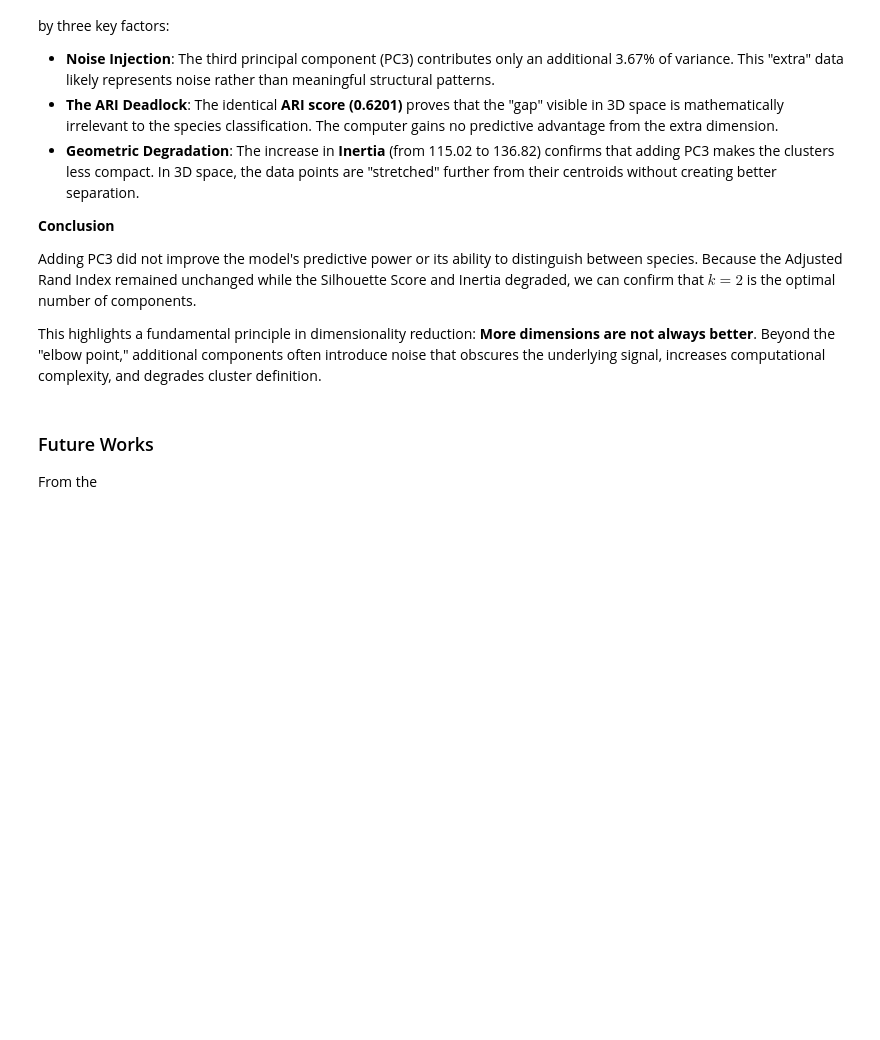
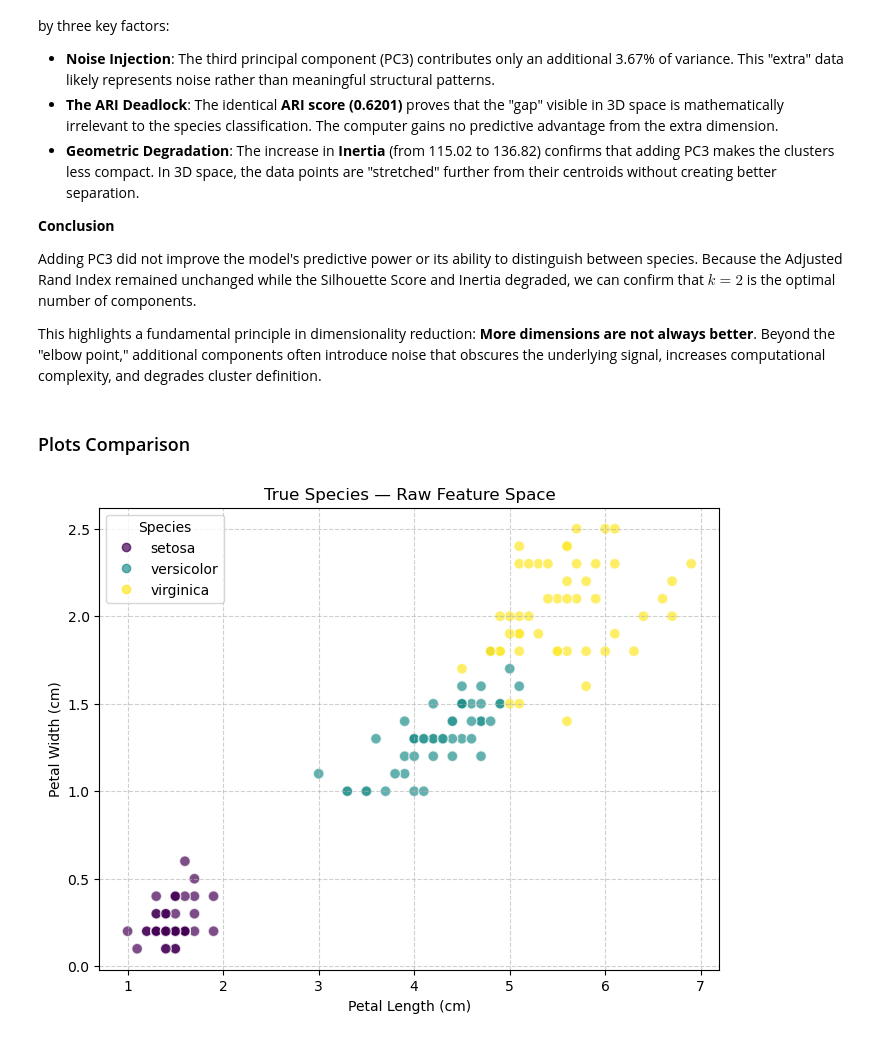
Before and after one commit to thaopham98/DataScience, a Jupyter notebook: python_analysis/A9-Dimentional Reduction.ipynb, the cells around one changed output. Drawn from its saved outputs; the diff is of its cells as text; code cells hidden in the pictures; blank space fills up the shorter version.

```diff
--- a/python_analysis/A9-Dimentional Reduction.ipynb
+++ b/python_analysis/A9-Dimentional Reduction.ipynb
@@ -1029,6 +1029,25 @@ Adding PC3 did not improve the model's predictive power or its ability to distin
 
 This highlights a fundamental principle in dimensionality reduction: **More dimensions are not always better**. Beyond the "elbow point," additional components often introduce noise that obscures the underlying signal, increases computational complexity, and degrades cluster definition.
 # %% [markdown]
-### Future Works
-
-From the
+### Plots Comparison
+# %%
+# Raw data scatter — no PCA, no KMeans involved
+plt.figure(figsize=(8, 6))
+scatter = plt.scatter(
+    data.data['petal length (cm)'],   # raw feature
+    data.data['petal width (cm)'],    # raw feature
+    c=data.target,                    # true species labels
+    cmap='viridis',
+    s=60,
+    alpha=0.7,
+    edgecolor='w'
+)
+handles, _ = scatter.legend_elements()
+plt.legend(handles, data.target_names, title="Species")
+plt.xlabel("Petal Length (cm)")
+plt.ylabel("Petal Width (cm)")
+plt.title("True Species — Raw Feature Space")
+plt.grid(True, linestyle='--', alpha=0.6)
+plt.show()
+# %% [output]
+[figure, added]
```
Also changed, not shown: parts of 4 cells of this notebook.
